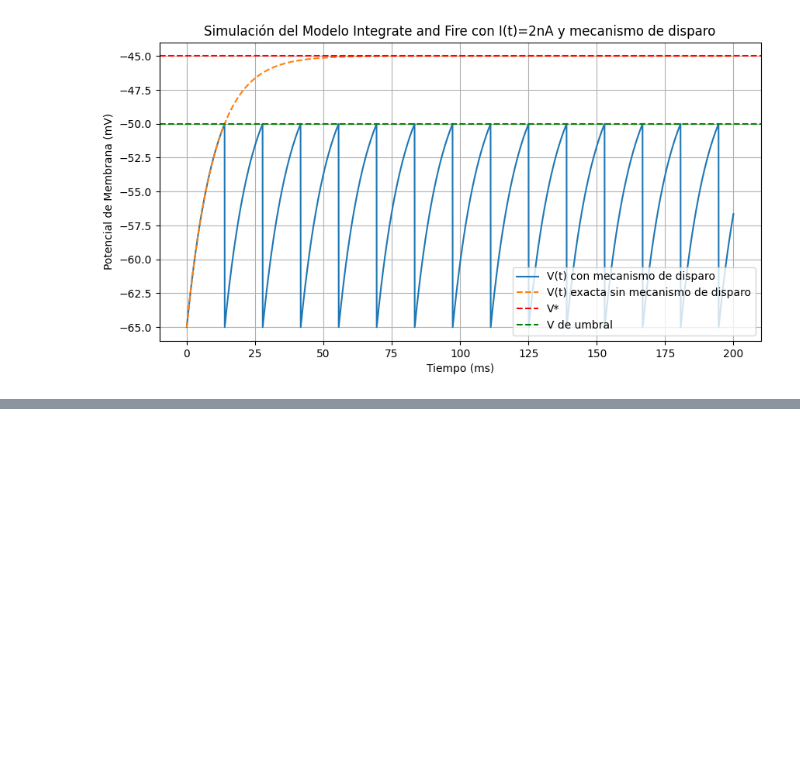
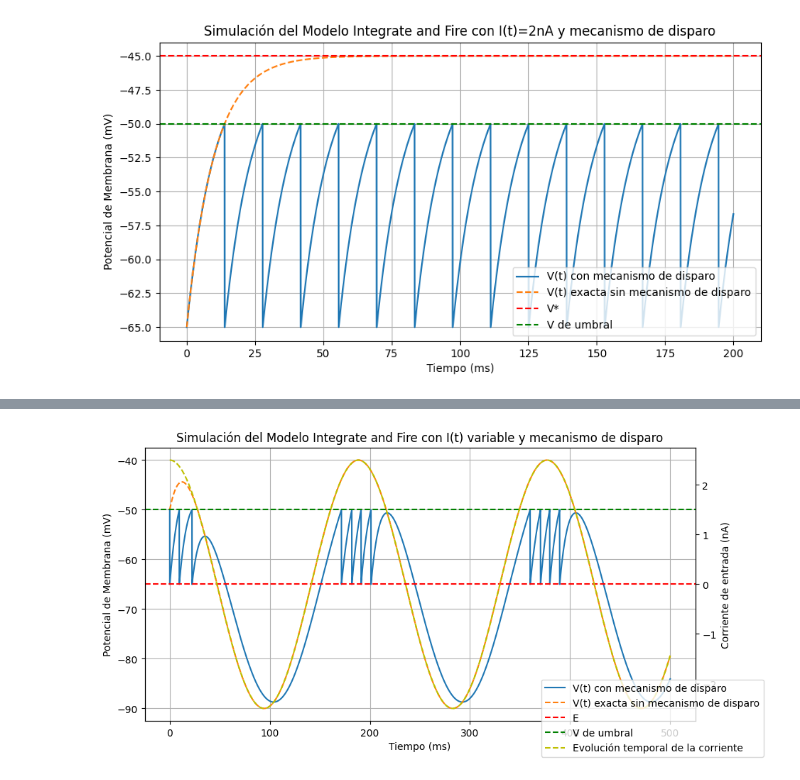
Before and after one commit to nicolassalomon96/Redes_Neuronales_FAMAF, a Jupyter notebook: TPs_Presentables/TP1/TP1_Entregable.ipynb, the cells around one changed output, grey strips where cells are left out. Cells and saved outputs as stored; diff of their text form; code cells hidden in the pictures; blank space fills up the shorter version.

```diff
--- a/TPs_Presentables/TP1/TP1_Entregable.ipynb
+++ b/TPs_Presentables/TP1/TP1_Entregable.ipynb
@@ -218,0 +239,60 @@ print(frequency)
+# %%
+#H)
+
+# Parámetros
+tau = 10.0  # Constante de tiempo de membrana (ms)
+E = -65.0   # Potencial de reposo (mV)
+V0 = -50.0      # Condición inicial (V(0) = E)
+Vu = -50.0 # Tensión de umbral
+h = 0.05   # Paso de integración (ms)
+R = 10#1e10 # Resistencia (mohms) == 10Mohms
+start_time = 0.0
+end_time = 500.0 # Tiempo máximo de simulación (ms)
+num_steps = int((end_time - start_time) / h)
+
+#Definición de la corriente I(t)
+def I(t):
+    return 2.5 * np.cos(t/30)
+
+parameters = [E, R, I, tau, Vu]
+
+# Definición de la función característica
+def f(x, t, parameters):
+    return (1/parameters[3]) * (parameters[0] - x + parameters[1] * parameters[2](t))
+
+def condition(x, t, p):
+    if x > p[4]:
+        return p[0]
+    else:
+        return x
+
+#Aproximación por Runge-Kutta
+t, x = ode.integrador_ode(ode.rk4, f, V0, start_time, end_time, num_steps, parameters, c=condition) #parameters = [E, R, I, tau,Vu]
+
+# Solución analítica
+V = E + R*I(t) - (E + R*I(t) - V0) * np.exp(-t / tau)
+
+# Graficar la solución
+fig, axs = plt.subplots(figsize=(10,5))
+
+axs.plot(t, x, label='V(t) con mecanismo de disparo')
+axs.plot(t, V, label='V(t) exacta sin mecanismo de disparo', linestyle='--')
+#plt.plot(t, I(t), label='Evolución temporal de la corriente')
+axs.axhline(y=E, color='r', linestyle='--', label='E')
+axs.axhline(y=Vu, color='g', linestyle='--', label='V de umbral')
+axs.set_xlabel('Tiempo (ms)')
+axs.set_ylabel('Potencial de Membrana (mV)')
+axs.set_title('Simulación del Modelo Integrate and Fire con I(t) variable y mecanismo de disparo')
+axs.grid(True)
+
+ax2 = axs.twinx()
+ax2.plot(t, I(t), label='Evolución temporal de la corriente', c='y', linestyle='--')
+ax2.set_ylabel('Corriente de entrada (nA)')
+#plt.title('Evolución temporal de la corriente de entrada I0')
+#plt.grid(True)
+#plt.legend()
+
+fig.legend(loc='lower right')
+plt.show()
+# %% [output]
+[figure, added]
```
Also changed, not shown: parts of 3 cells of this notebook.
